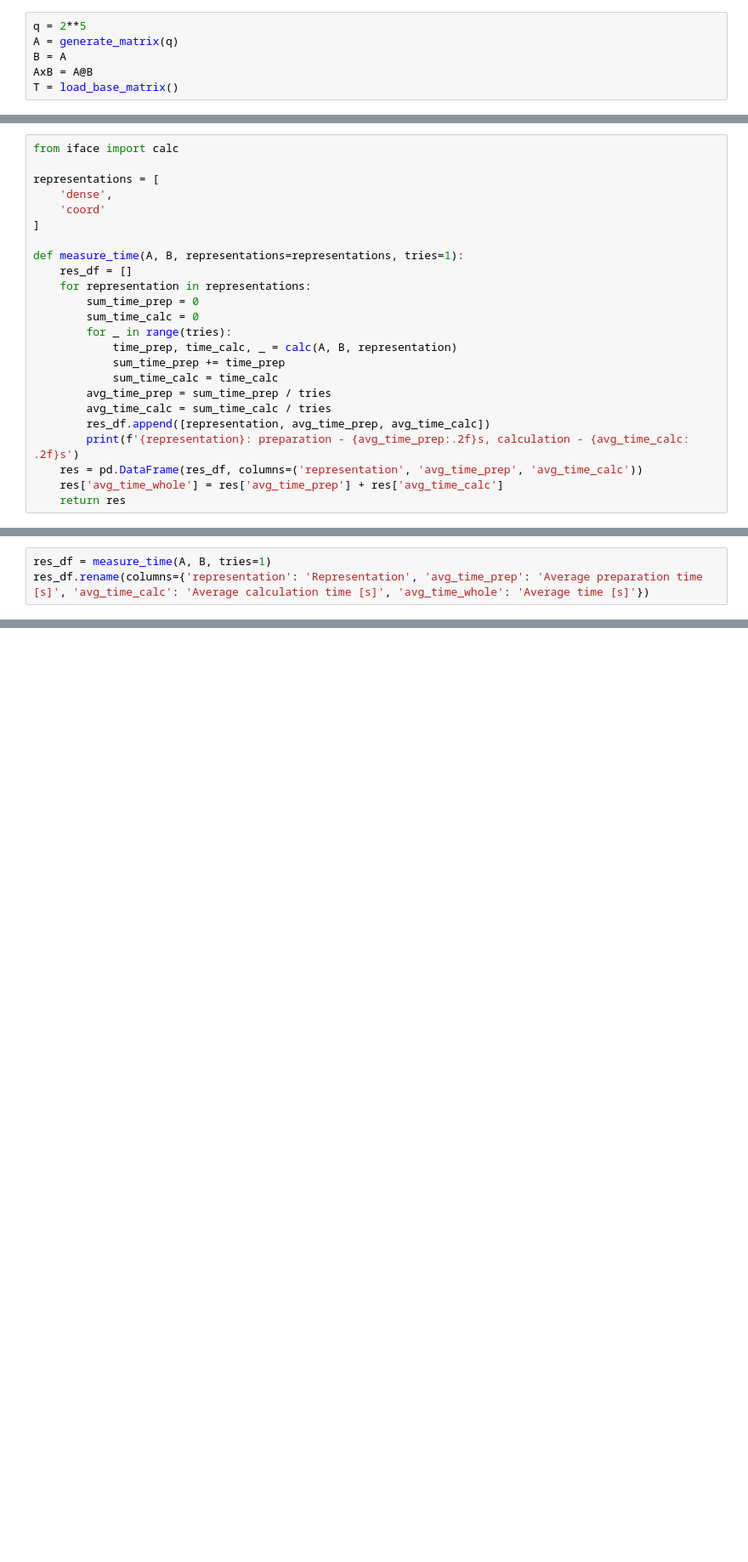
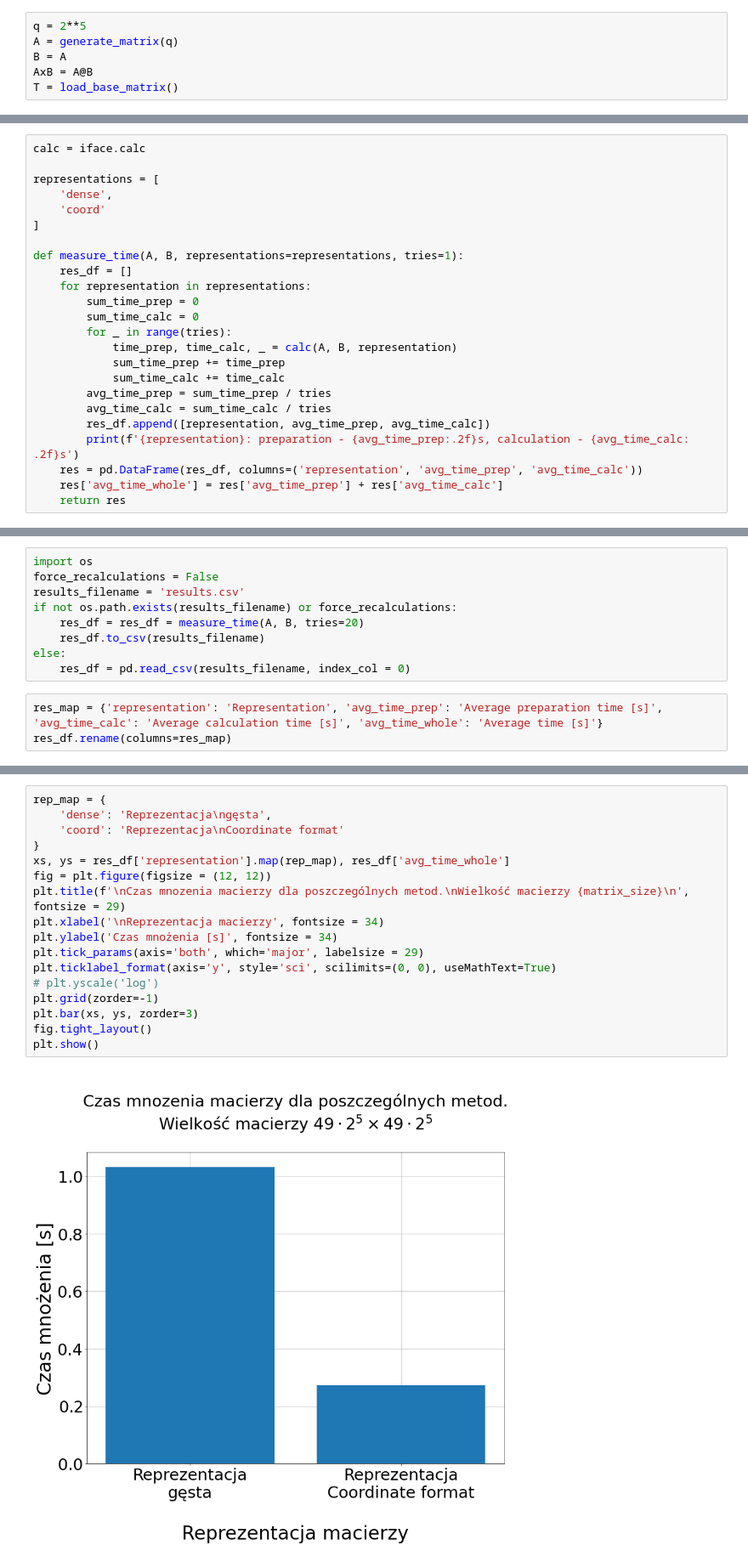
Before and after one commit to anuar2k/AM-2021, a Jupyter notebook: lab03/lab03.ipynb, the cells around one changed output, grey strips where cells are left out. Shown at 85% size. Saved outputs shown, nothing was run; the diff lists cells and outputs as text; blank space fills up the shorter version.

```diff
--- a/lab03/lab03.ipynb
+++ b/lab03/lab03.ipynb
@@ -38,7 +36,7 @@ plt.show()
 # %% [output]
 [figure]
 # %%
-from iface import calc
+calc = iface.calc
 
 representations = [
     'dense',
@@ -53,7 +51,7 @@ def measure_time(A, B, representations=representations, tries=1):
         for _ in range(tries):
             time_prep, time_calc, _ = calc(A, B, representation)
             sum_time_prep += time_prep
-            sum_time_calc = time_calc
+            sum_time_calc += time_calc
         avg_time_prep = sum_time_prep / tries
         avg_time_calc = sum_time_calc / tries
         res_df.append([representation, avg_time_prep, avg_time_calc])
@@ -64,4 +69,13 @@ def measure_time(A, B, representations=representations, tries=1):
+# %%
+import os
+force_recalculations = False
+results_filename = 'results.csv'
+if not os.path.exists(results_filename) or force_recalculations:
+    res_df = res_df = measure_time(A, B, tries=20)
+    res_df.to_csv(results_filename)
+else:
+    res_df = pd.read_csv(results_filename, index_col = 0)
 # %%
-res_df = measure_time(A, B, tries=1)
-res_df.rename(columns={'representation': 'Representation', 'avg_time_prep': 'Average preparation time [s]', 'avg_time_calc': 'Average calculation time [s]', 'avg_time_whole': 'Average time [s]'})
+res_map = {'representation': 'Representation', 'avg_time_prep': 'Average preparation time [s]', 'avg_time_calc': 'Average calculation time [s]', 'avg_time_whole': 'Average time [s]'}
+res_df.rename(columns=res_map)
 # %% [output]
@@ -68,0 +87,19 @@ FileNotFoundError: [WinError 2] The system cannot find the file specified
+# %%
+rep_map = {
+    'dense': 'Reprezentacja\ngęsta',
+    'coord': 'Reprezentacja\nCoordinate format'
+}
+xs, ys = res_df['representation'].map(rep_map), res_df['avg_time_whole']
+fig = plt.figure(figsize = (12, 12))
+plt.title(f'\nCzas mnozenia macierzy dla poszczególnych metod.\nWielkość macierzy {matrix_size}\n', fontsize = 29)
+plt.xlabel('\nReprezentacja macierzy', fontsize = 34)
+plt.ylabel('Czas mnożenia [s]', fontsize = 34)
+plt.tick_params(axis='both', which='major', labelsize = 29)
+plt.ticklabel_format(axis='y', style='sci', scilimits=(0, 0), useMathText=True)
+# plt.yscale('log')
+plt.grid(zorder=-1)
+plt.bar(xs, ys, zorder=3)
+fig.tight_layout()
+plt.show()
+# %% [output]
+[figure, added]
```
Also changed, not shown: parts of 5 cells of this notebook.
